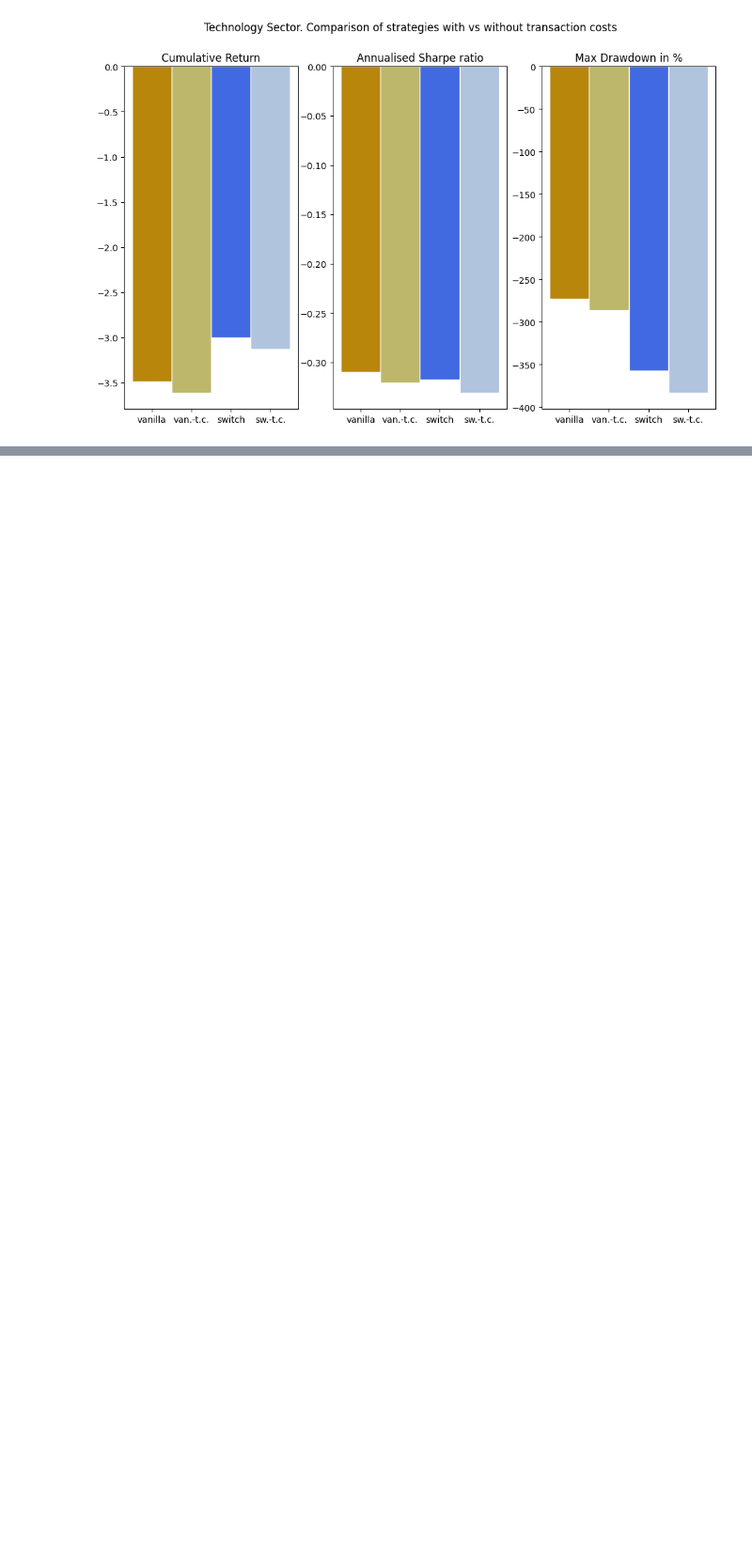
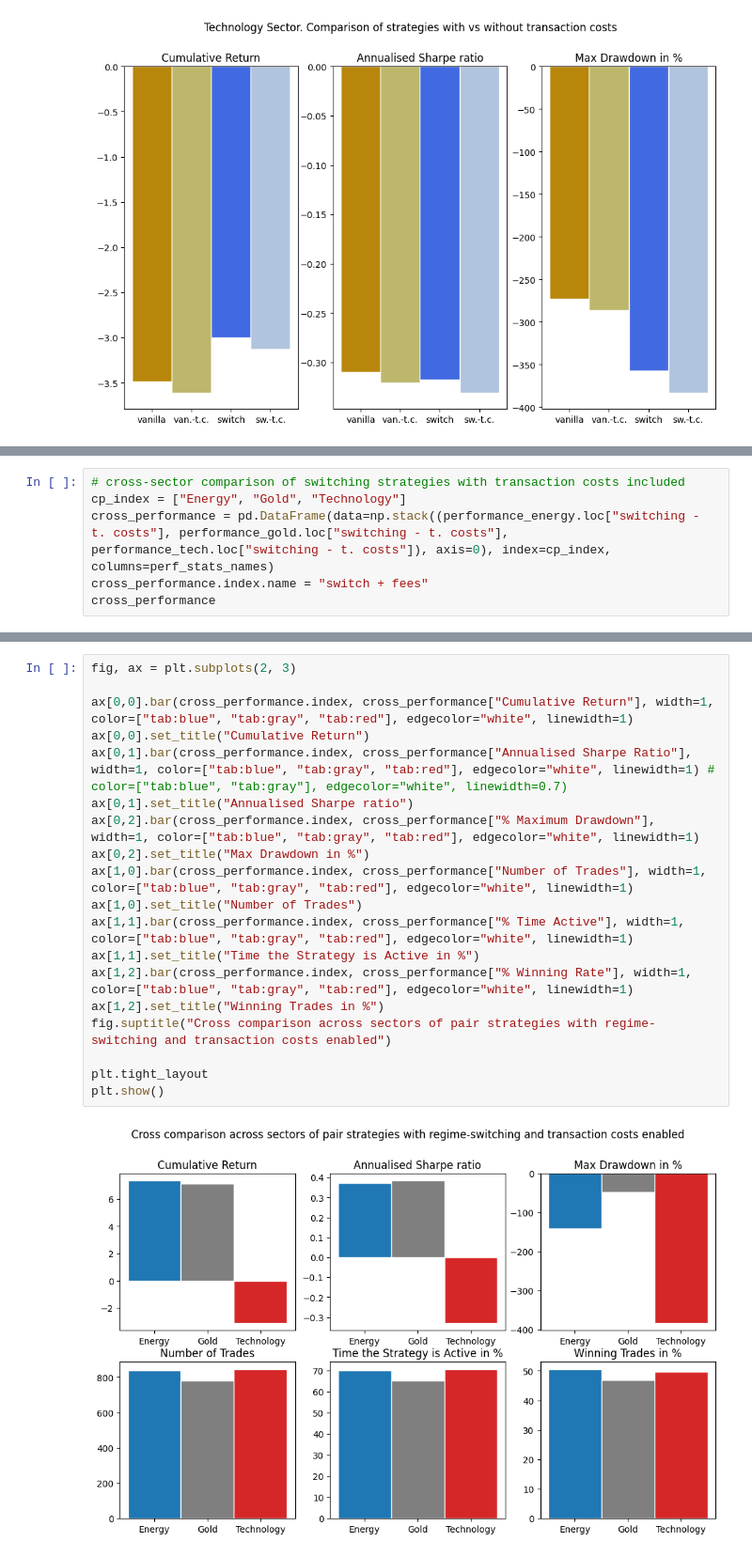
Before and after one commit to George-Creekbed/capstone_review, a Jupyter notebook: step2.ipynb, the cells around one changed output, grey strips where cells are left out. Shown at 94% size. Saved outputs shown, nothing was run; the diff lists cells and outputs as text; blank space fills up the shorter version.

```diff
--- a/step2.ipynb
+++ b/step2.ipynb
@@ -1029,0 +1067,6 @@ plt.show()
+# %%
+# cross-sector comparison of switching strategies with transaction costs included
+cp_index = ["Energy", "Gold", "Technology"]
+cross_performance = pd.DataFrame(data=np.stack((performance_energy.loc["switching - t. costs"], performance_gold.loc["switching - t. costs"], performance_tech.loc["switching - t. costs"]), axis=0), index=cp_index, columns=perf_stats_names)
+cross_performance.index.name = "switch + fees"
+cross_performance
@@ -1029,0 +1079,21 @@ plt.show()
+# %%
+fig, ax = plt.subplots(2, 3)
+
+ax[0,0].bar(cross_performance.index, cross_performance["Cumulative Return"], width=1, color=["tab:blue", "tab:gray", "tab:red"], edgecolor="white", linewidth=1)
+ax[0,0].set_title("Cumulative Return")
+ax[0,1].bar(cross_performance.index, cross_performance["Annualised Sharpe Ratio"], width=1, color=["tab:blue", "tab:gray", "tab:red"], edgecolor="white", linewidth=1) # color=["tab:blue", "tab:gray"], edgecolor="white", linewidth=0.7)
+ax[0,1].set_title("Annualised Sharpe ratio")
+ax[0,2].bar(cross_performance.index, cross_performance["% Maximum Drawdown"], width=1, color=["tab:blue", "tab:gray", "tab:red"], edgecolor="white", linewidth=1)
+ax[0,2].set_title("Max Drawdown in %")
+ax[1,0].bar(cross_performance.index, cross_performance["Number of Trades"], width=1, color=["tab:blue", "tab:gray", "tab:red"], edgecolor="white", linewidth=1)
+ax[1,0].set_title("Number of Trades")
+ax[1,1].bar(cross_performance.index, cross_performance["% Time Active"], width=1, color=["tab:blue", "tab:gray", "tab:red"], edgecolor="white", linewidth=1)
+ax[1,1].set_title("Time the Strategy is Active in %")
+ax[1,2].bar(cross_performance.index, cross_performance["% Winning Rate"], width=1, color=["tab:blue", "tab:gray", "tab:red"], edgecolor="white", linewidth=1)
+ax[1,2].set_title("Winning Trades in %")
+fig.suptitle("Cross comparison across sectors of pair strategies with regime-switching and transaction costs enabled")
+
+plt.tight_layout
+plt.show()
+# %% [output]
+[figure, added]
```
Also changed, not shown: parts of 11 cells of this notebook.
